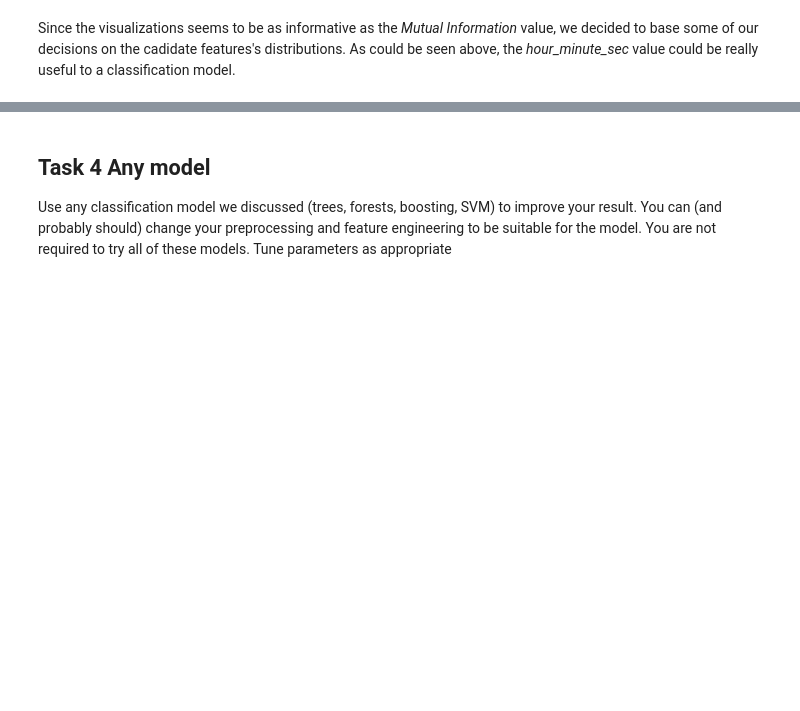
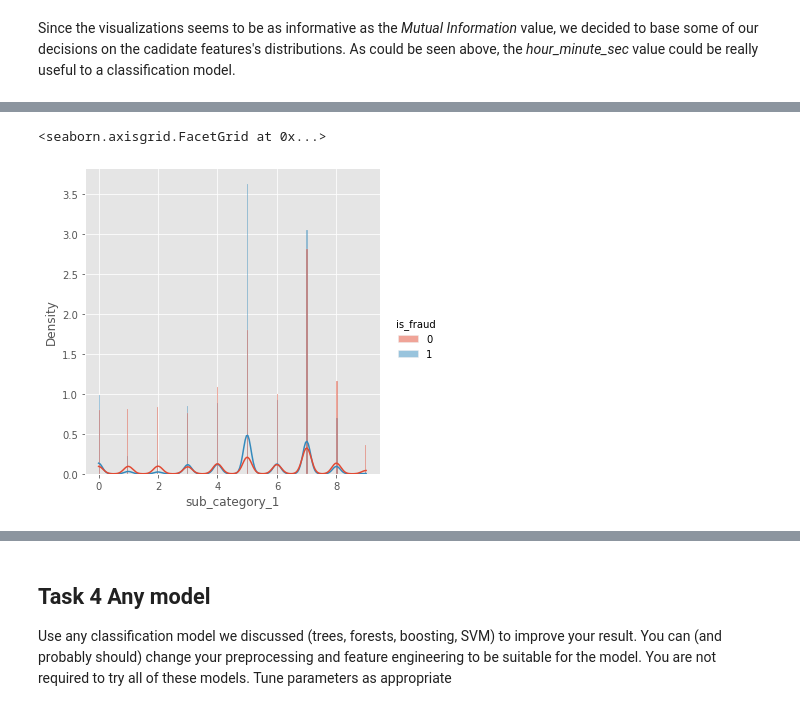
Before and after one commit to Matt88Ac/AdvancedML_Assignment2, a Jupyter notebook: Advanced Machine Learning - HW #2.ipynb, the cells around one changed output, grey strips where cells are left out. Saved outputs shown, nothing was run; the diff lists cells and outputs as text; code cells hidden in the pictures; blank space fills up the shorter version.

```diff
--- a/Advanced Machine Learning - HW #2.ipynb
+++ b/Advanced Machine Learning - HW #2.ipynb
@@ -739,0 +874,5 @@ x_train_new['hour_minute_sec'] = as_time.apply(lambda x: x.hour) + as_time.apply
+# %%
+sns.displot(tester, x='sub_category_1', hue='is_fraud', kde=True, stat='density')
+# %% [output]
+<seaborn.axisgrid.FacetGrid at 0x...>
+[figure, added]
```
Also changed, not shown: parts of 30 cells of this notebook.
